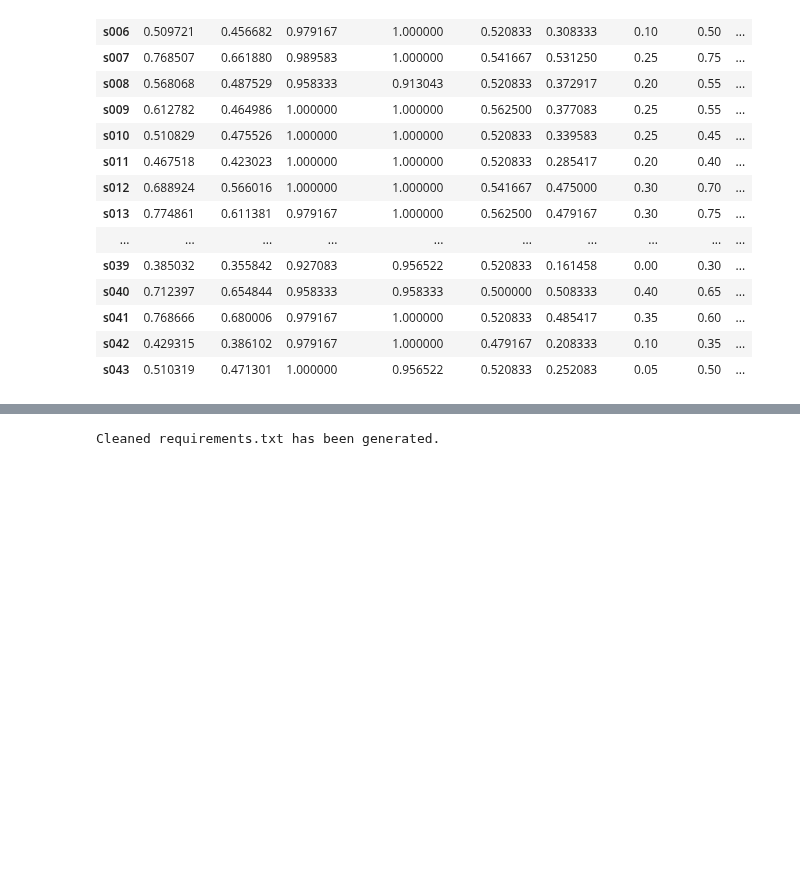
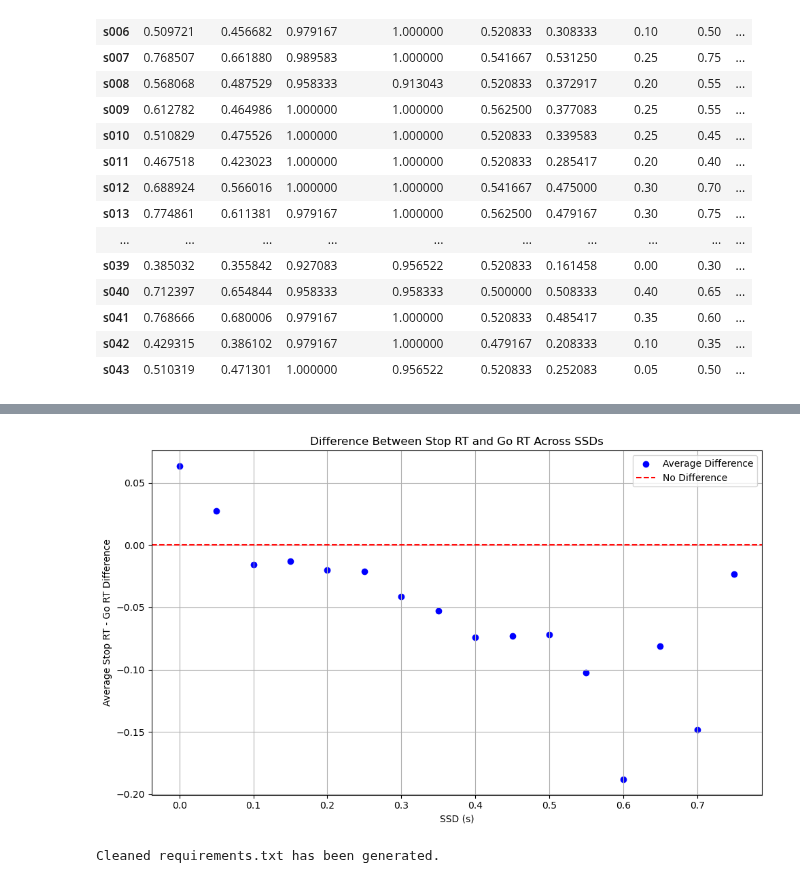
Before and after one commit to kriti-ach/SharedControlPaper, a Jupyter notebook: notebooks/analysis/simple_stop_qc.ipynb, the cells around one changed output, grey strips where cells are left out. Drawn from its saved outputs; the diff is of its cells as text; code cells hidden in the pictures; blank space fills up the shorter version.

Commit message:
added violations in simple stop, changed variable names, changed min and max ssd count, cut s027 trials 80 and 96

```diff
--- a/notebooks/analysis/simple_stop_qc.ipynb
+++ b/notebooks/analysis/simple_stop_qc.ipynb
@@ -74,5 +75,24 @@ def preprocess_stop_data(df):
     df.rename(columns={'goResp_test.keys': 'response', 'goResp_test.corr': 'correct', 'goResp_test.rt': 'rt'}, inplace=True)
 
     return df
+# %%
+def analyze_violations(df):
+    violations_data = []
+
+    for i in range(len(df) - 1):  # Go until the second to last trial
+        # Check for a Go trial followed by a Stop trial with a violation
+        if (df.iloc[i]['trialType'] == 'go' and
+            df.iloc[i + 1]['trialType'] == 'stop' and
+            pd.notna(df.iloc[i + 1]['rt'])):
+
+            go_rt = df.iloc[i]['rt']         # RT of Go trial
+            stop_rt = df.iloc[i + 1]['rt']  # RT of Stop trial
+
+            if pd.notna(go_rt) and pd.notna(stop_rt):  # Ensure RTs are valid
+                difference = stop_rt - go_rt  # Calculate the difference
+                ssd = df.iloc[i + 1]['ssd']    # SSD for the Stop trial
+                violations_data.append({'difference': difference, 'ssd': ssd})
+
+    return pd.DataFrame(violations_data)
 # %%
 task_metrics = {}
@@ -158,3 +207,17 @@ metrics
+# %%
+plt.figure(figsize=(10, 6))
+plt.scatter(final_aggregated_results['ssd'], final_aggregated_results['avg_difference'], color='blue', label='Average Difference')
+plt.xlabel('SSD (s)')
+plt.ylabel('Average Stop RT - Go RT Difference')
+plt.title('Difference Between Stop RT and Go RT Across SSDs')
+plt.axhline(0, color='red', linestyle='--', label='No Difference')
+plt.legend()
+plt.grid()
+plt.tight_layout()
+plt.savefig('figures/violations_with_ssd.png')
+plt.show()
+# %% [output]
+[figure, added]
 # %%
 import subprocess
 import re
```
Also changed, not shown: parts of 3 cells of this notebook, 5 other files.
